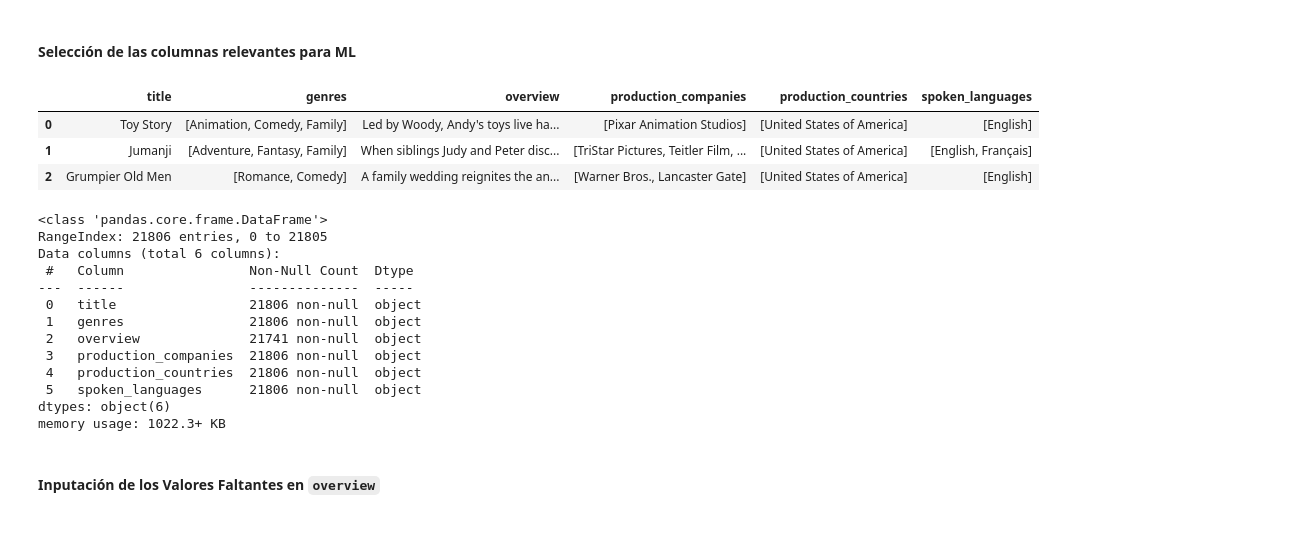
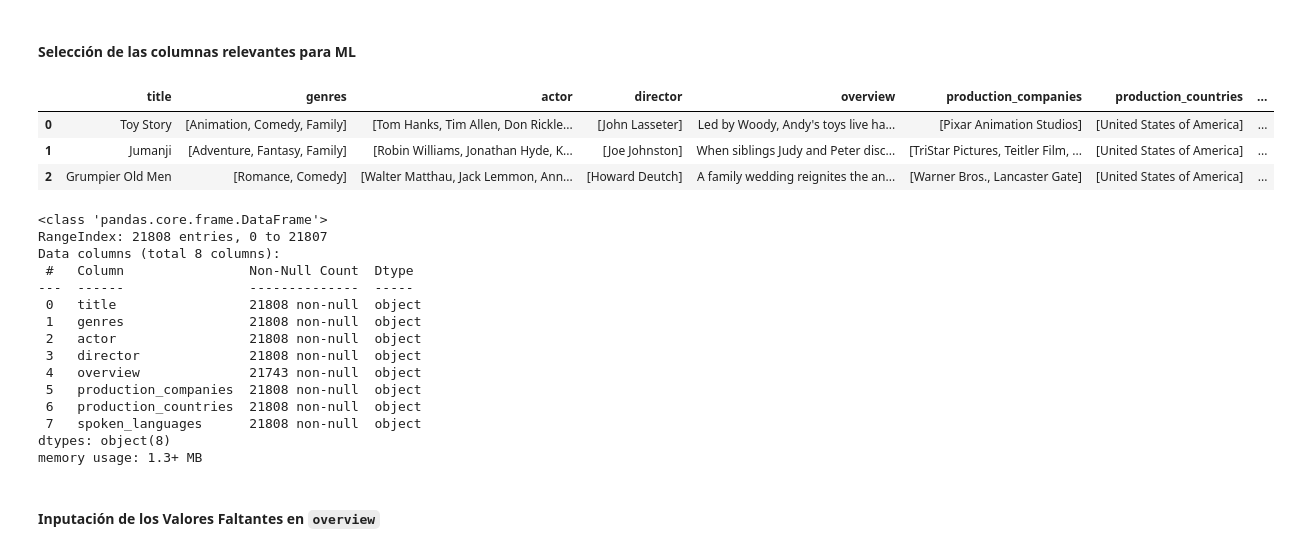
Before and after one commit to JersonGB22/DataScience_MLOps_MovieRecommendations_Project, a Jupyter notebook: EDA_ETL(ML).ipynb, the cells around one changed output. Cells and saved outputs as stored; diff of their text form; code cells hidden in the pictures.

```diff
--- a/EDA_ETL(ML).ipynb
+++ b/EDA_ETL(ML).ipynb
@@ -16,7 +16,7 @@ from nltk.stem import PorterStemmer
 # %% [markdown]
 ## Carga de datos
 # %%
-df=pd.read_csv(r"https://raw.githubusercontent.com/JersonGB22/ProyectoIndividual1_Henry/main/Datasets/movie_transformation.csv")
+df=pd.read_csv(r"https://raw.githubusercontent.com/JersonGB22/ProyectoIndividual1_MLOps_Henry/main/Datasets/movie_transformation.csv")
 # Conversión de la columna 'release_date' a tipo datetime
 df["release_date"]=pd.to_datetime(df.release_date)
 # Conversión de las columas correspondientes al tipo list
@@ -24,6 +24,8 @@ df["genres"]=df.genres.apply(lambda x: eval(x))
 df["production_companies"]=df.production_companies.apply(lambda x: eval(x))
 df["production_countries"]=df.production_countries.apply(lambda x: eval(x))
 df["spoken_languages"]=df.spoken_languages.apply(lambda x: eval(x))
+df["actor"]=df.actor.apply(lambda x: eval(x))
+df["director"]=df.director.apply(lambda x: eval(x))
 
 df.head(3)
 # %% [output]
@@ -225,29 +228,31 @@ En un sistema de recomendación de películas basado en filtro de contenido, el
 # %% [markdown]
 #### Selección de las columnas relevantes para ML
 # %%
-df=df[["title","genres","overview","production_companies","production_countries","spoken_languages"]]
+df=df[["title","genres","actor","director","overview","production_companies","production_countries","spoken_languages"]]
 df.head(3)
 # %% [output]
-|  | title | genres | overview | production_companies | production_countries | spoken_languages |
-| 0 | Toy Story | [Animation, Comedy, Family] | Led by Woody, Andy's toys live ha... | [Pixar Animation Studios] | [United States of America] | [English] |
-| 1 | Jumanji | [Adventure, Fantasy, Family] | When siblings Judy and Peter disc... | [TriStar Pictures, Teitler Film, ... | [United States of America] | [English, Français] |
-| 2 | Grumpier Old Men | [Romance, Comedy] | A family wedding reignites the an... | [Warner Bros., Lancaster Gate] | [United States of America] | [English] |
+|  | title | genres | actor | director | overview | production_companies | production_countries | ... |
+| 0 | Toy Story | [Animation, Comedy, Family] | [Tom Hanks, Tim Allen, Don Rickle... | [John Lasseter] | Led by Woody, Andy's toys live ha... | [Pixar Animation Studios] | [United States of America] | ... |
+| 1 | Jumanji | [Adventure, Fantasy, Family] | [Robin Williams, Jonathan Hyde, K... | [Joe Johnston] | When siblings Judy and Peter disc... | [TriStar Pictures, Teitler Film, ... | [United States of America] | ... |
+| 2 | Grumpier Old Men | [Romance, Comedy] | [Walter Matthau, Jack Lemmon, Ann... | [Howard Deutch] | A family wedding reignites the an... | [Warner Bros., Lancaster Gate] | [United States of America] | ... |
 # %%
 df.info()
 # %% [output]
 <class 'pandas.core.frame.DataFrame'>
-RangeIndex: 21806 entries, 0 to 21805
-Data columns (total 6 columns):
+RangeIndex: 21808 entries, 0 to 21807
+Data columns (total 8 columns):
  #   Column                Non-Null Count  Dtype
 ---  ------                --------------  -----
- 0   title                 21806 non-null  object
- 1   genres                21806 non-null  object
- 2   overview              21741 non-null  object
- 3   production_companies  21806 non-null  object
- 4   production_countries  21806 non-null  object
- 5   spoken_languages      21806 non-null  object
-dtypes: object(6)
-memory usage: 1022.3+ KB
+ 0   title                 21808 non-null  object
+ 1   genres                21808 non-null  object
+ 2   actor                 21808 non-null  object
+ 3   director              21808 non-null  object
+ 4   overview              21743 non-null  object
+ 5   production_companies  21808 non-null  object
+ 6   production_countries  21808 non-null  object
+ 7   spoken_languages      21808 non-null  object
+dtypes: object(8)
+memory usage: 1.3+ MB
 # %% [markdown]
 #### Inputación de los Valores Faltantes en `overview`
 # %% [markdown]
```
Also changed, not shown: parts of 21 cells of this notebook, 4 other files.
